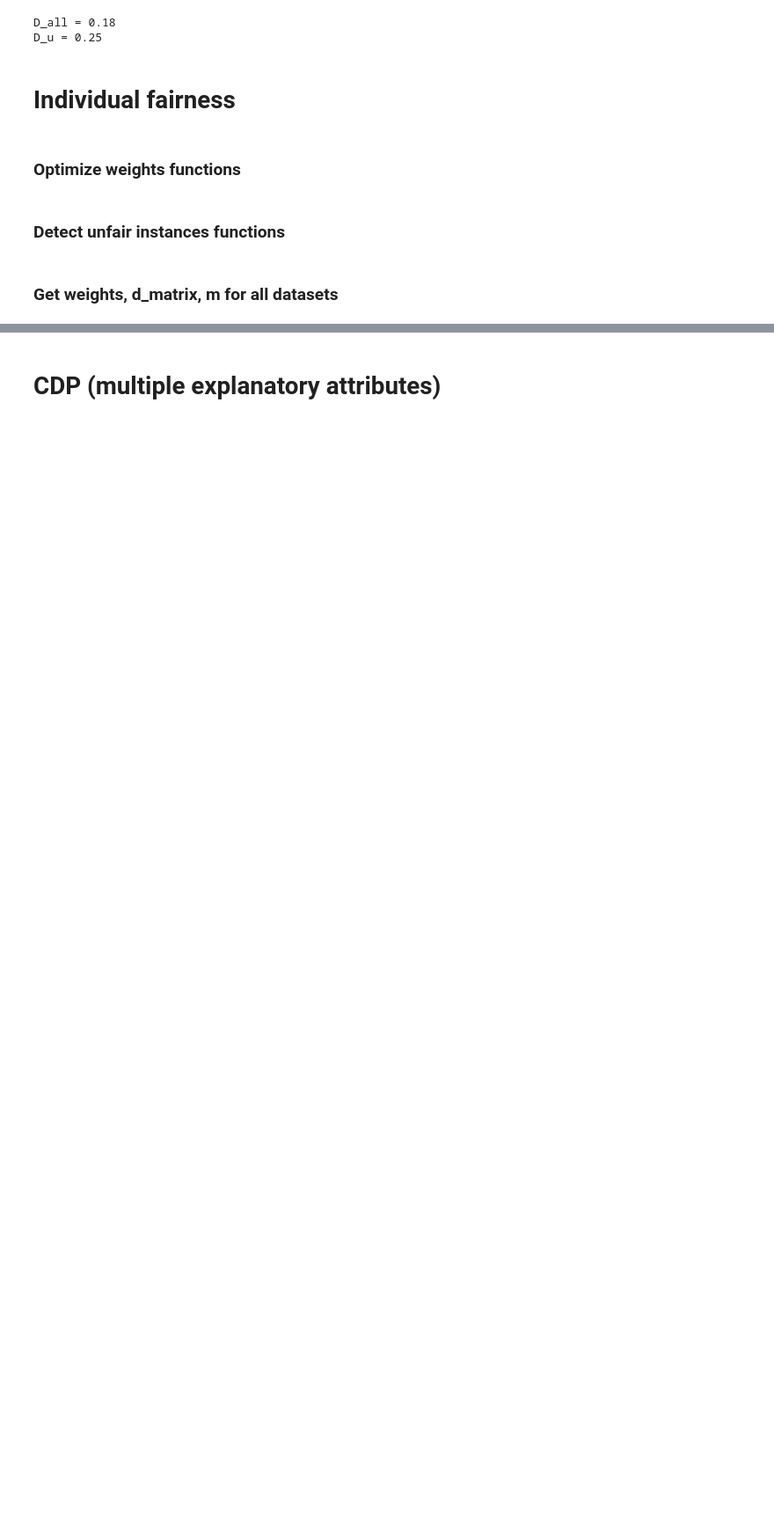
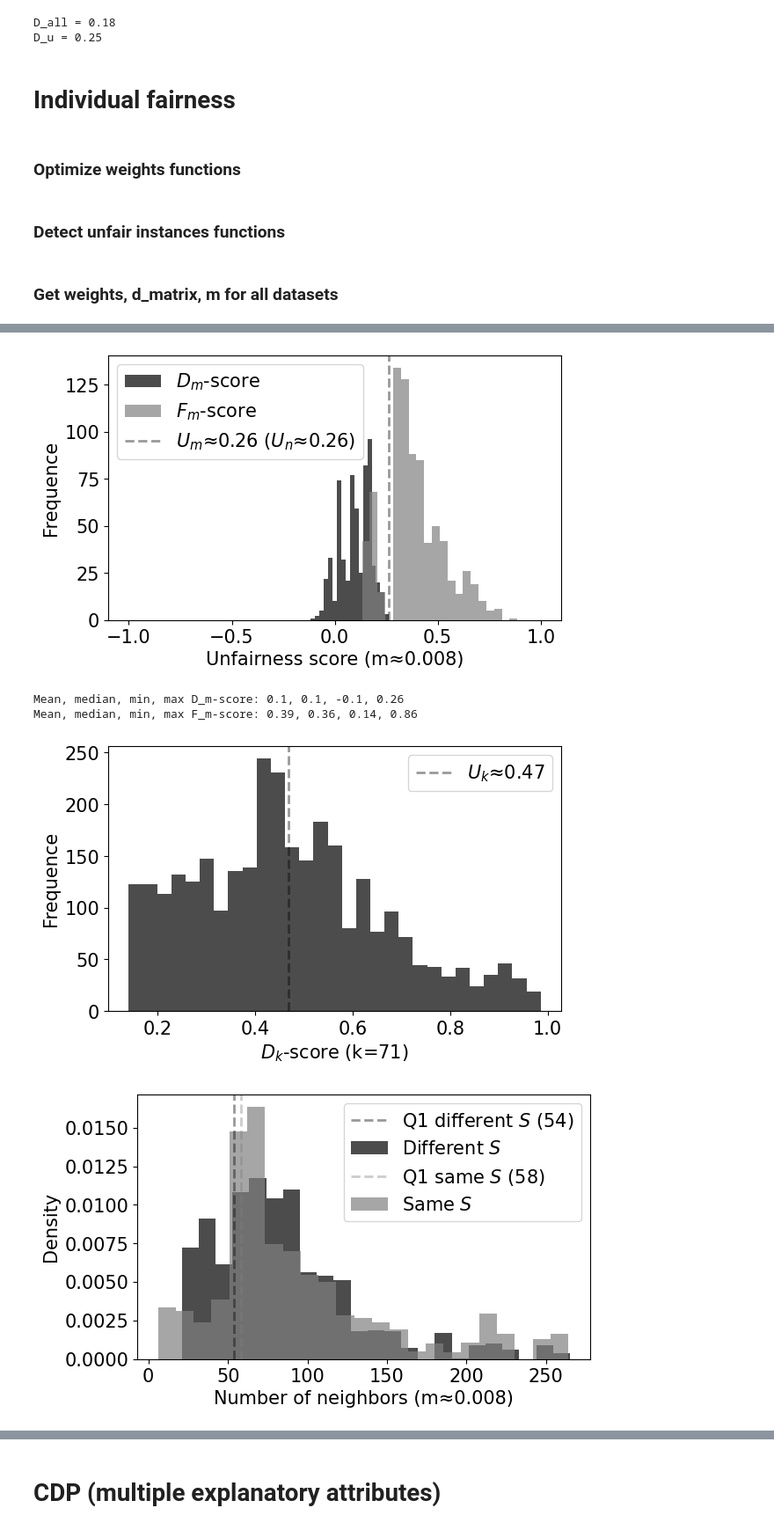
Before and after one commit to python211223/fairness-aware-classification, a Jupyter notebook: fair_classification.ipynb, the cells around one changed output, grey strips where cells are left out. Shown at 88% size. Cells and saved outputs as stored; diff of their text form; code cells hidden in the pictures; blank space fills up the shorter version.

```diff
--- a/fair_classification.ipynb
+++ b/fair_classification.ipynb
@@ -899,8 +899,9 @@ def get_m(data, d_matrix, name, plot=True, save=True):
     # k_f = np.count_nonzero(d_matrix_f_1_d <= m) / d_matrix_f_1_d.shape[0]
 
     plt.close('all')
-    plt.rcParams.update(plt.rcParamsDefault)
-    # plt.rc('font', **{'size': 13})
+    # plt.rcParams.update(plt.rcParamsDefault)
+    plt.rcParams.update({'lines.linewidth': 2, 'font.size': 16})
+    # plt.rc('font', **{'size': 16})
     # fig, axs = plt.subplots(1, 2, figsize=(12.8, 4.8))
 
     fig, ax = plt.subplots()
@@ -925,7 +926,7 @@ def get_m(data, d_matrix, name, plot=True, save=True):
     fig, ax = plt.subplots()
     n, bins, _ = plt.hist(minima_d_d, bins='rice', color='k', alpha=0.7)
     plt.axvline(m, alpha=0.4, c='k', label=f'm≈{round(m, 3)}', linestyle='dashed')
-    plt.xlabel('Distance between x and nearest favored neighbor')
+    plt.xlabel('Distance between x and nearest favored x\'')
     plt.ylabel('Frequence')
     plt.legend()
     fig.set_size_inches(6.647, 3.91)
@@ -945,7 +946,7 @@ def get_m(data, d_matrix, name, plot=True, save=True):
     fig, ax = plt.subplots()
     n, bins, _ = ax.hist(minima_d_f, bins='rice', color='k', alpha=0.7)
     ax.axvline(m, alpha=0.4, c='k', label=f'm≈{round(m, 3)}', linestyle='dashed')
-    ax.set_xlabel('Distance between x and nearest deprived neighbor')
+    ax.set_xlabel('Distance between x and nearest deprived x\'')
     ax.set_ylabel('Frequence')
     ax.legend()
     fig.set_size_inches(6.647, 3.91)
@@ -1284,0 +1350,8 @@ Min, max, mean, median number of neighbors of F_m-scores: 1.0, 265.0, 47, 28
+# %%
+d_m_compas, _, _, _ = get_unfair_instances(df_compas.to_numpy(), d_matrix_compas, m_compas, 'compas', 71, plot=1, save=1)
+# %% [output]
+[figure, added]
+Mean, median, min, max D_m-score: 0.1, 0.1, -0.1, 0.26
+Mean, median, min, max F_m-score: 0.39, 0.36, 0.14, 0.86
+[figure, added]
+[figure, added]
```
Also changed, not shown: parts of 14 cells of this notebook.
